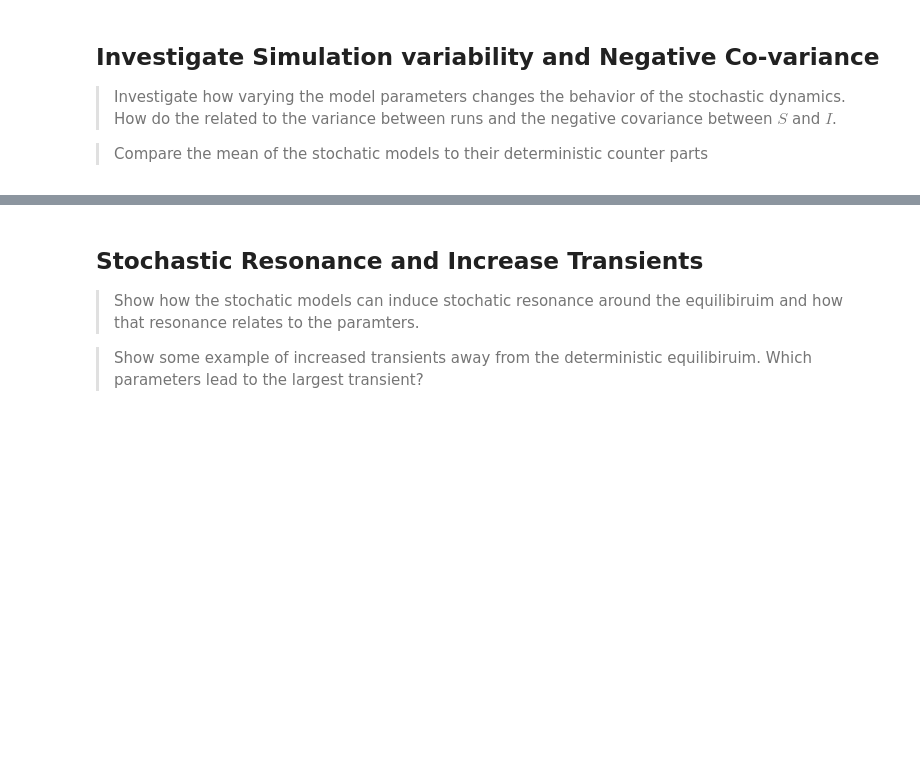
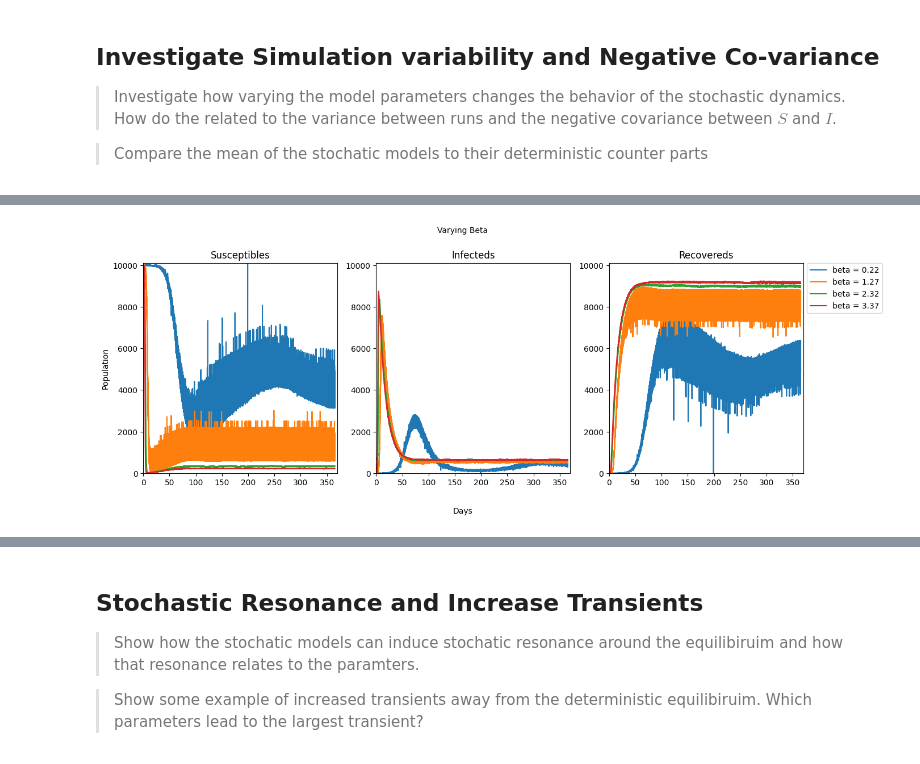
Before and after one commit to AmirSahrani/IntroCompAssignment2_fresh, a Jupyter notebook: Assignment2.ipynb, the cells around one changed output, grey strips where cells are left out. Saved outputs shown, nothing was run; the diff lists cells and outputs as text; code cells hidden in the pictures; blank space fills up the shorter version.

Commit message:
Redid var and covar stufff with the final data.

```diff
--- a/Assignment2.ipynb
+++ b/Assignment2.ipynb
@@ -27,11 +27,11 @@ import ndlib.models.epidemics as ep
 \frac{dR}{dt} &= \gamma I- \mu R. \label{eq:dRdtDemo}
 \end{align}
 # %%
-beta_df = pd.read_csv("finalbeta.csv")
-gamma_df = pd.read_csv("finalgamma.csv")
-mu_df = pd.read_csv("finalmu.csv")
-N_df = pd.read_csv("finalN.csv")
-gamma_N_df = pd.read_csv("finalgamma_N.csv")
+beta_df = pd.read_csv("data/finalbeta.csv")
+gamma_df = pd.read_csv("data/finalgamma.csv")
+mu_df = pd.read_csv("data/finalmu.csv")
+N_df = pd.read_csv("data/finalN.csv")
+gamma_N_df = pd.read_csv("data/finalgamma_N.csv")
 # %%
 def determinsteSIR(previousState, t, beta, gamma, birth_rate):
     N = np.sum(previousState)
@@ -435,0 +131,60 @@ plt.show()
+# %%
+#Reading in the beta data (lol it rhymes hee hee. I'm a bit delirious right now).
+
+def sortHelper(x):
+    try:
+        return float(x)
+    except:
+        return 100000
+dfs = [beta_df, gamma_df, mu_df, N_df, gamma_N_df]
+
+for df in dfs:
+    df.drop(df.columns[df.columns.str.contains('Unnamed')], axis=1, inplace=True)
+
+sorted_columns = sorted(beta_df.columns, key=sortHelper)
+
+beta_df = beta_df.reindex(columns=sorted_columns)
+
+grouped = beta_df.groupby(["group"])
+grouped_beta = beta_df.groupby(["group", "beta"]).mean(numeric_only=True)
+mean_stoch = grouped.mean(numeric_only=True)
+
+# Extract column numbers for plotting
+numbers = [float(x) for x in beta_df.columns[1:-7]]
+
+#Setting the figure
+fig, axs = plt.subplots(1, 3, gridspec_kw={'width_ratios': [1, 1, 1]})
+fig.set_figwidth(15)
+
+# Plotting the data
+
+
+for paramVal in beta_df["beta"].unique()[1::5]:
+    axs[0].plot(numbers, grouped_beta.loc[("S", paramVal)][:-6])
+    axs[0].set_title("Susceptibles")
+    axs[0].set_ylabel("Population")
+    axs[1].plot(numbers, grouped_beta.loc[("I", paramVal)][:-6])
+    axs[1].set_title("Infecteds")
+    axs[2].plot(numbers, grouped_beta.loc[("R", paramVal)][:-6])
+    axs[2].set_title("Recovereds")
+    print(f"beta = {paramVal:.{2}f}")
+    cov = np.cov(grouped_beta.loc[("S", paramVal)][:-6].dropna(), grouped_beta.loc[("I", paramVal)][:-6].dropna())
+    print(f"Covariance between S and I = {cov[0,1]}")
+    print()
+
+    var_s = np.var(grouped_beta.loc[("S", paramVal)][:-6].dropna())
+    var_i = np.var(grouped_beta.loc[("I", paramVal)][:-6].dropna())
+    var_r = np.var(grouped_beta.loc[("R", paramVal)][:-6].dropna())
+    print(f"Variance for S = {var_s}")
+    print(f"Variance for I = {var_i}")
+    print(f"Variance for R = {var_r}")
+    print()
+
+
+fig.text(0.5, -0.03, "Days", ha='center', va='center')
+fig.text(0.5, 1.0, "Varying Beta", ha='center', va='center', rotation='horizontal')
+legend_labels = [f"beta = {paramVal:.{2}f}" for paramVal in beta_df["beta"].unique()[1::5]]
+plt.legend(legend_labels, bbox_to_anchor=(1.02, 1), loc='upper left', borderaxespad=0)
+plt.setp(axs, xlim=(0,370), ylim=(0,10100))
+plt.show()
+# %% [output]
@@ -435,0 +208 @@ plt.show()
+[figure, added]
```
Also changed, not shown: parts of 15 cells of this notebook.
